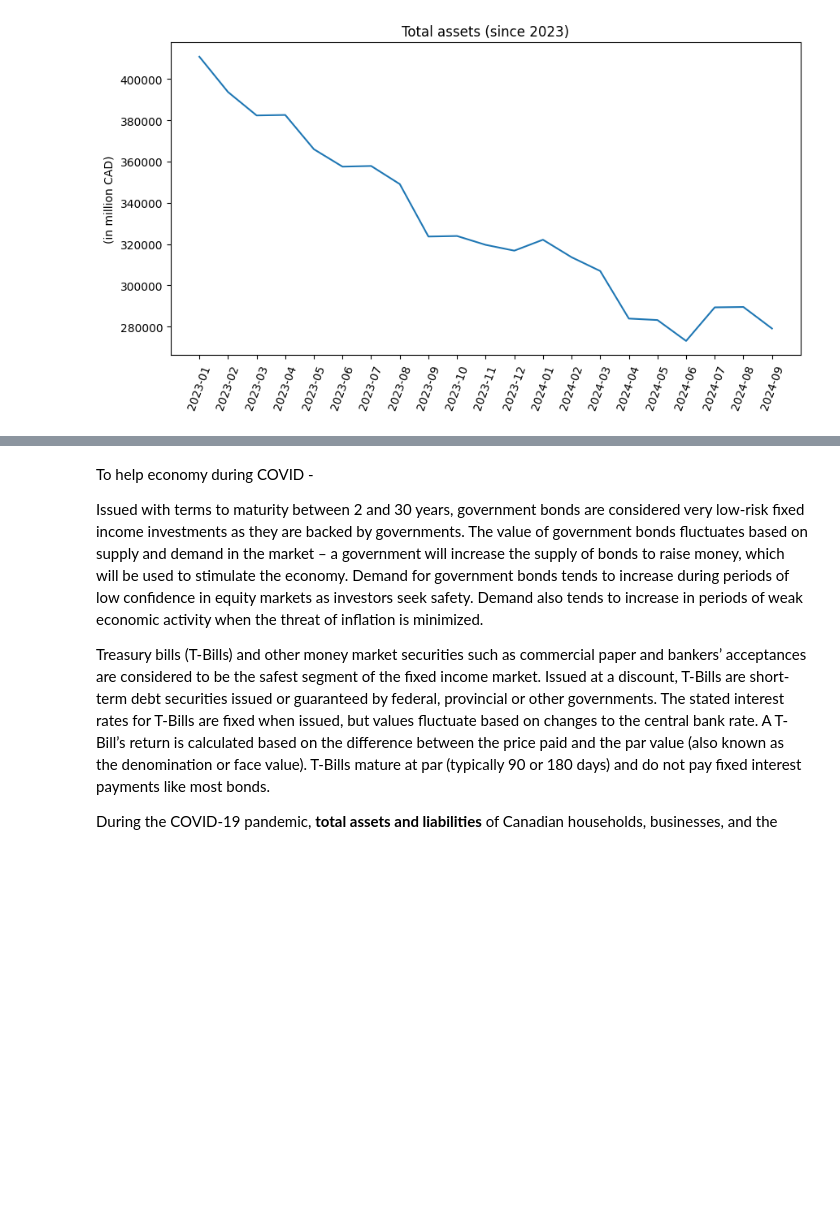
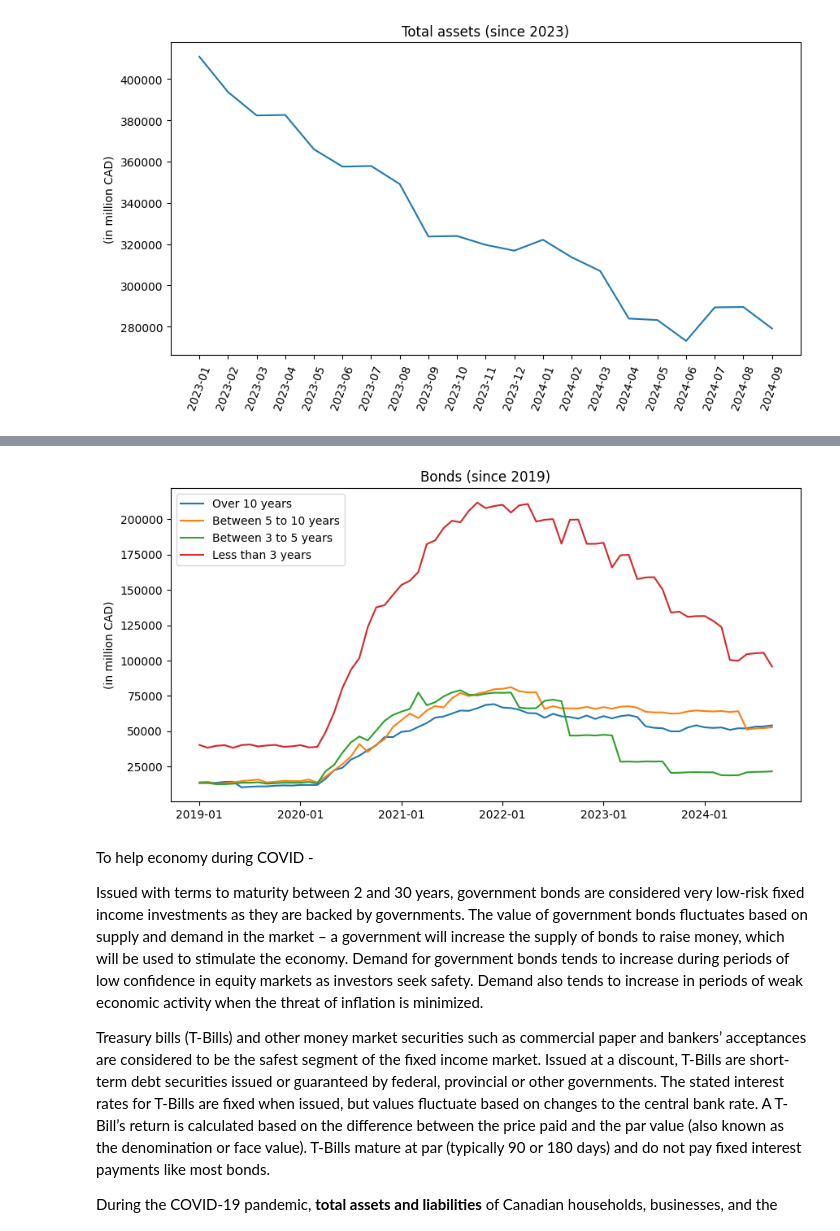
Before and after one commit to vanshuwjoshi/Bank-of-Canada-Assets-and-Liabilities, a Jupyter notebook: data_explore.ipynb, the cells around one changed output, grey strips where cells are left out. Saved outputs shown, nothing was run; the diff lists cells and outputs as text; code cells hidden in the pictures; blank space fills up the shorter version.

```diff
--- a/data_explore.ipynb
+++ b/data_explore.ipynb
@@ -139,3 +139,58 @@ Text(0.5, 1.0, 'Assets since 2020')
+# %%
+plt.figure(figsize=(10, 5))
+sns.lineplot(
+    data=data[
+        (data["Assets and liabilities"] == "Government of Canada, bonds, over 10 years")
+        & (data["REF_DATE"] >= "2019-01")
+    ],
+    x="REF_DATE",
+    y="VALUE",
+    label="Over 10 years",
+)
+sns.lineplot(
+    data=data[
+        (
+            data["Assets and liabilities"]
+            == "Government of Canada, bonds, 5 years to 10 years"
+        )
+        & (data["REF_DATE"] >= "2019-01")
+    ],
+    x="REF_DATE",
+    y="VALUE",
+    label="Between 5 to 10 years",
+)
+sns.lineplot(
+    data=data[
+        (
+            data["Assets and liabilities"]
+            == "Government of Canada, bonds, over 3 years to 5 years"
+        )
+        & (data["REF_DATE"] >= "2019-01")
+    ],
+    x="REF_DATE",
+    y="VALUE",
+    label="Between 3 to 5 years",
+)
+sns.lineplot(
+    data=data[
+        (
+            data["Assets and liabilities"]
+            == "Government of Canada, bonds, 3 years and under"
+        )
+        & (data["REF_DATE"] >= "2019-01")
+    ],
+    x="REF_DATE",
+    y="VALUE",
+    label="Less than 3 years",
+)
+plt.xticks(["2019-01", "2020-01", "2021-01", "2022-01", "2023-01", "2024-01"])
+plt.xlabel("")
+plt.ylabel("(in million CAD)")
+plt.title("Bonds (since 2019)")
+plt.legend(loc="upper left")
+plt.show()
+# %% [output]
+[figure, added]
 # %% [markdown]
 To help economy during COVID -
 
```
Also changed, not shown: parts of 1 cell of this notebook.
